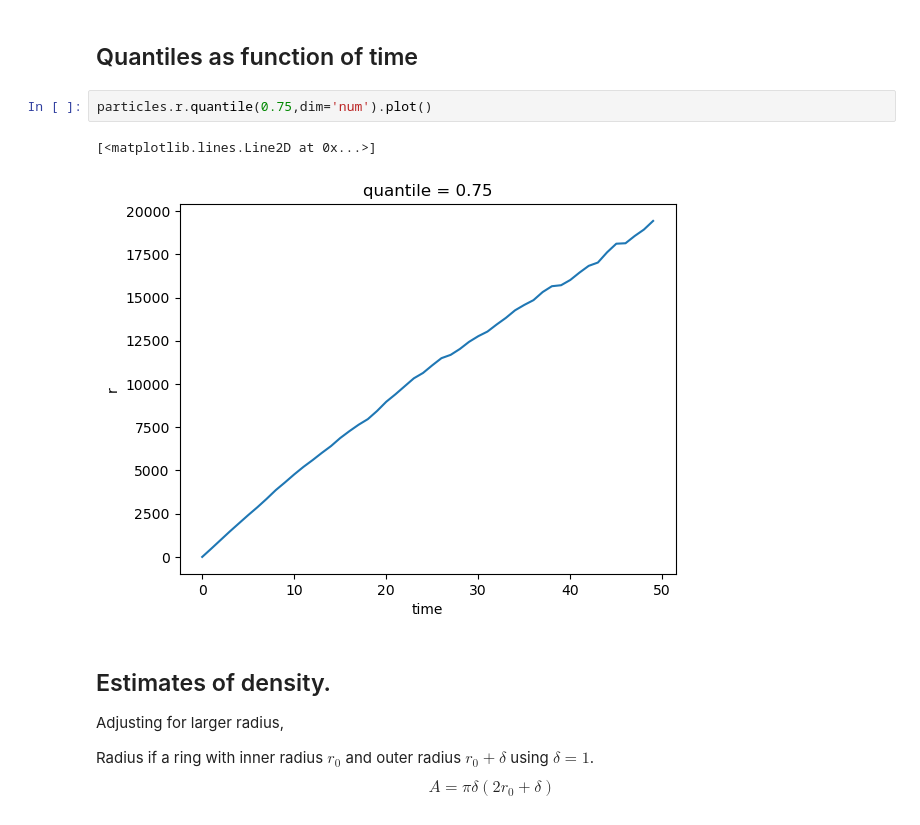
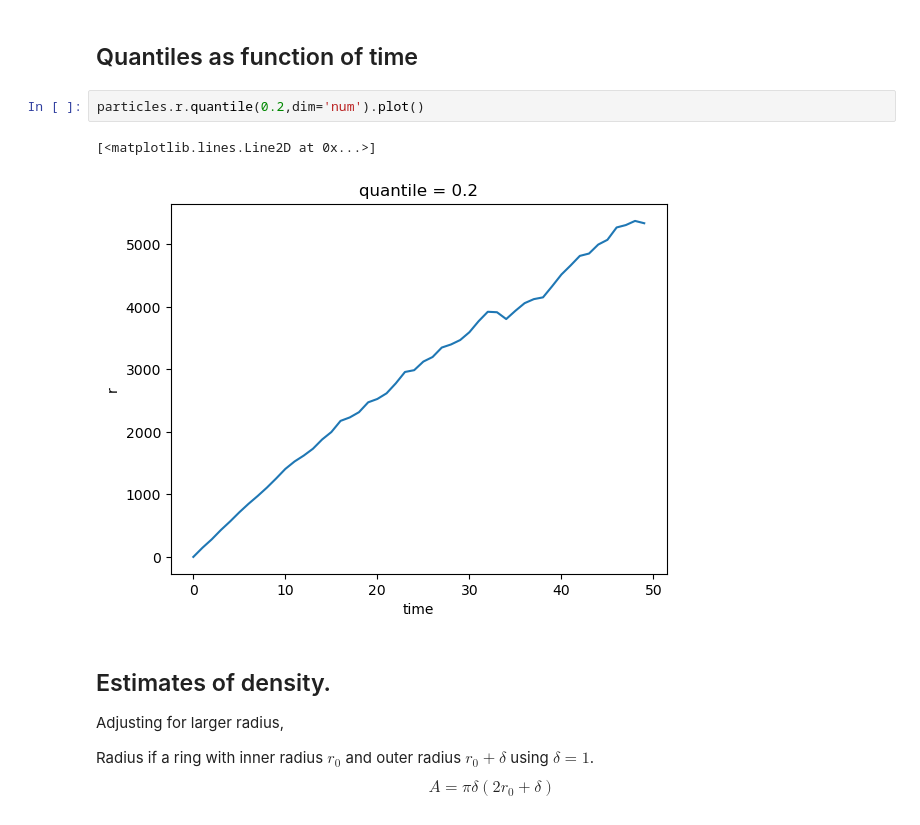
Before and after one commit to galendal/ACTOM_sites, a Jupyter notebook: particle_swarm.ipynb, the cells around one changed output. Saved outputs shown, nothing was run; the diff lists cells and outputs as text.

```diff
--- a/particle_swarm.ipynb
+++ b/particle_swarm.ipynb
@@ -222,10 +222,10 @@ Data variables:
 # %% [markdown]
 ## Quantiles as function of time
 # %%
-particles.r.quantile(0.75,dim='num').plot()
+particles.r.quantile(0.2,dim='num').plot()
 # %% [output]
 [<matplotlib.lines.Line2D at 0x...>]
-[figure, old version]
+[figure, new version]
 # %% [markdown]
 ## Estimates of density.
 Adjusting for larger radius,
```
Also changed, not shown: parts of 15 cells of this notebook.
